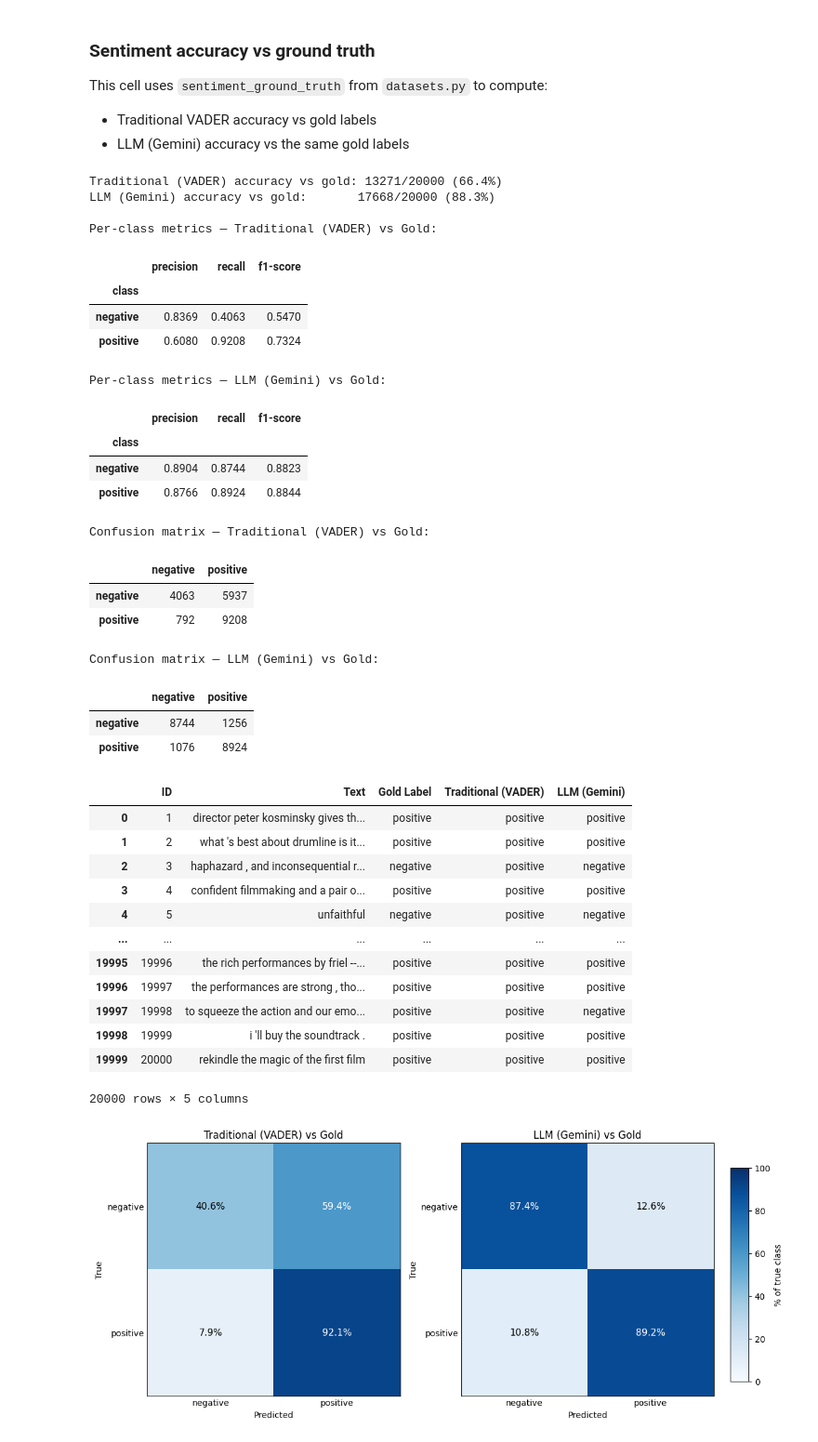
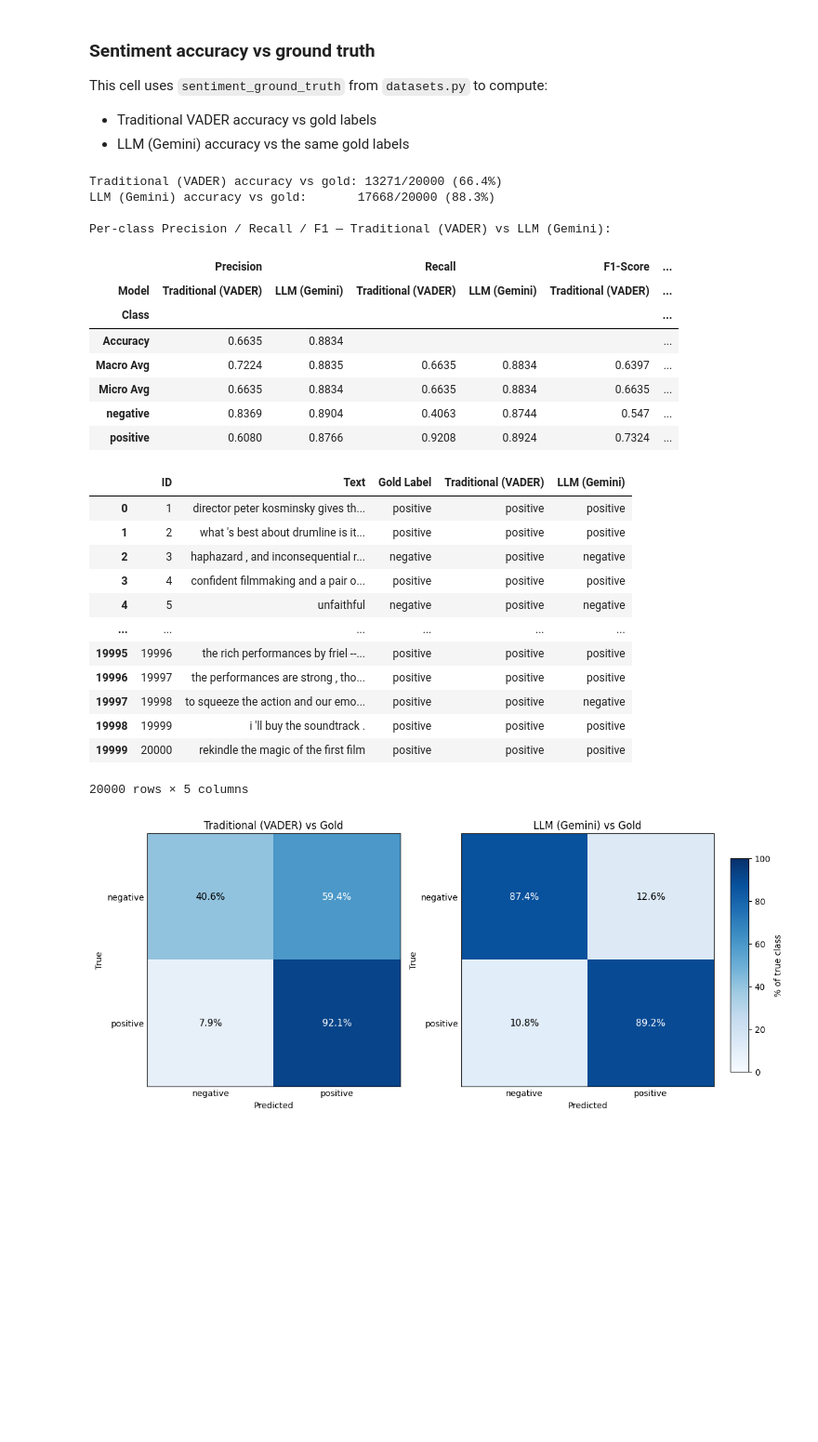
Before and after one commit to sabal-kc/Special-Problems, a Jupyter notebook: compare_results.ipynb, the cells around one changed output. Shown at 93% size. Drawn from its saved outputs; the diff is of its cells as text; code cells hidden in the pictures; blank space fills up the shorter version.

```diff
--- a/compare_results.ipynb
+++ b/compare_results.ipynb
@@ -102,85 +150,60 @@ if trad and llm:
         print(f"Note: Using first {n} rows (gold={len(gold)}, trad={len(trad)}).\n")
     gold = gold[:n]
     trad_labels = trad_labels[:n]
     llm_labels = llm_labels[:n]
     trad_slice = trad[:n]
 
     trad_correct = sum(1 for t, g in zip(trad_labels, gold) if t == g)
     llm_correct = sum(1 for l, g in zip(llm_labels, gold) if l == g)
     trad_acc = accuracy(trad_correct, n)
     llm_acc = accuracy(llm_correct, n)
 
     print(f"Traditional (VADER) accuracy vs gold: {trad_correct}/{n} ({trad_acc}%)")
     print(f"LLM (Gemini) accuracy vs gold:       {llm_correct}/{n} ({llm_acc}%)\n")
 
-    # Confusion matrices (binary: negative, positive)
-    from sklearn.metrics import confusion_matrix, classification_report, precision_recall_fscore_support
+    # Per-class metrics side-by-side
     labels_cls = ["negative", "positive"]
-    cm_trad = confusion_matrix(gold, trad_labels, labels=labels_cls)
-    cm_llm = confusion_matrix(gold, llm_labels, labels=labels_cls)
-
-    # Per-class metrics (precision, recall, F1)
-    def per_class_df(y_true, y_pred, labels, name):
-        P, R, F1, _ = precision_recall_fscore_support(y_true, y_pred, labels=labels, zero_division=0)
-        return pd.DataFrame({
-            "precision": P, "recall": R, "f1-score": F1
-        }, index=labels).round(4).rename_axis(name)
-
-    print("Per-class metrics — Traditional (VADER) vs Gold:")
-    display(per_class_df(gold, trad_labels, labels_cls, "class"))
-    print("Per-class metrics — LLM (Gemini) vs Gold:")
-    display(per_class_df(gold, llm_labels, labels_cls, "class"))
-
-    print("Confusion matrix — Traditional (VADER) vs Gold:")
-    display(pd.DataFrame(cm_trad, index=labels_cls, columns=labels_cls))
-    print("Confusion matrix — LLM (Gemini) vs Gold:")
-    display(pd.DataFrame(cm_llm, index=labels_cls, columns=labels_cls))
+    print("Per-class Precision / Recall / F1 — Traditional (VADER) vs LLM (Gemini):\n")
+    display(classification_report_side_by_side(
+        gold, trad_labels, llm_labels, labels_cls,
+        trad_name="Traditional (VADER)", llm_name="LLM (Gemini)"))
 
     df_sent_gold = pd.DataFrame({
         "ID": list(range(1, n + 1)),
         "Text": [r["text"] for r in trad_slice],
         "Gold Label": gold,
         "Traditional (VADER)": trad_labels,
         "LLM (Gemini)": llm_labels,
     })
     display(df_sent_gold)
 else:
     print("Run the previous sentiment comparison cell first.")
 # %% [output]
 Traditional (VADER) accuracy vs gold: 13271/20000 (66.4%)
 LLM (Gemini) accuracy vs gold:       17668/20000 (88.3%)
 
-Per-class metrics — Traditional (VADER) vs Gold:
+Per-class Precision / Recall / F1 — Traditional (VADER) vs LLM (Gemini):
-|  | precision | recall | f1-score |
-| class |  |  |  |
-| negative | 0.8369 | 0.4063 | 0.5470 |
-| positive | 0.6080 | 0.9208 | 0.7324 |
+|  | Precision |  | Recall |  | F1-Score | ... |
+| Model | Traditional (VADER) | LLM (Gemini) | Traditional (VADER) | LLM (Gemini) | Traditional (VADER) | ... |
+| Class |  |  |  |  |  | ... |
+| Accuracy | 0.6635 | 0.8834 |  |  |  | ... |
+| Macro Avg | 0.7224 | 0.8835 | 0.6635 | 0.8834 | 0.6397 | ... |
+| Micro Avg | 0.6635 | 0.8834 | 0.6635 | 0.8834 | 0.6635 | ... |
+| negative | 0.8369 | 0.8904 | 0.4063 | 0.8744 | 0.547 | ... |
+| positive | 0.6080 | 0.8766 | 0.9208 | 0.8924 | 0.7324 | ... |
+|  | ID | Text | Gold Label | Traditional (VADER) | LLM (Gemini) |
+| 0 | 1 | director peter kosminsky gives th... | positive | positive | positive |
+| 1 | 2 | what 's best about drumline is it... | positive | positive | positive |
+| 2 | 3 | haphazard , and inconsequential r... | negative | positive | negative |
+| 3 | 4 | confident filmmaking and a pair o... | positive | positive | positive |
+| 4 | 5 | unfaithful | negative | positive | negative |
+| ... | ... | ... | ... | ... | ... |
+| 19995 | 19996 | the rich performances by friel --... | positive | positive | positive |
+| 19996 | 19997 | the performances are strong , tho... | positive | positive | positive |
+| 19997 | 19998 | to squeeze the action and our emo... | positive | positive | negative |
+| 19998 | 19999 | i 'll buy the soundtrack . | positive | positive | positive |
+| 19999 | 20000 | rekindle the magic of the first film | positive | positive | positive |
-Per-class metrics — LLM (Gemini) vs Gold:
+20000 rows × 5 columns
-|  | precision | recall | f1-score |
-| class |  |  |  |
-| negative | 0.8904 | 0.8744 | 0.8823 |
-| positive | 0.8766 | 0.8924 | 0.8844 |
-Confusion matrix — Traditional (VADER) vs Gold:
-|  | negative | positive |
-| negative | 4063 | 5937 |
-| positive | 792 | 9208 |
-Confusion matrix — LLM (Gemini) vs Gold:
-|  | negative | positive |
-| negative | 8744 | 1256 |
-| positive | 1076 | 8924 |
-|  | ID | Text | Gold Label | Traditional (VADER) | LLM (Gemini) |
-| 0 | 1 | director peter kosminsky gives th... | positive | positive | positive |
-| 1 | 2 | what 's best about drumline is it... | positive | positive | positive |
-| 2 | 3 | haphazard , and inconsequential r... | negative | positive | negative |
-| 3 | 4 | confident filmmaking and a pair o... | positive | positive | positive |
-| 4 | 5 | unfaithful | negative | positive | negative |
-| ... | ... | ... | ... | ... | ... |
-| 19995 | 19996 | the rich performances by friel --... | positive | positive | positive |
-| 19996 | 19997 | the performances are strong , tho... | positive | positive | positive |
-| 19997 | 19998 | to squeeze the action and our emo... | positive | positive | negative |
-| 19998 | 19999 | i 'll buy the soundtrack . | positive | positive | positive |
-| 19999 | 20000 | rekindle the magic of the first film | positive | positive | positive |
-20000 rows × 5 columns
 # %%
 # Percentage-wise confusion matrices (row-normalized: % of each true class predicted as each label)
 import matplotlib.pyplot as plt
```
Also changed, not shown: parts of 16 cells of this notebook, 12 other files.
